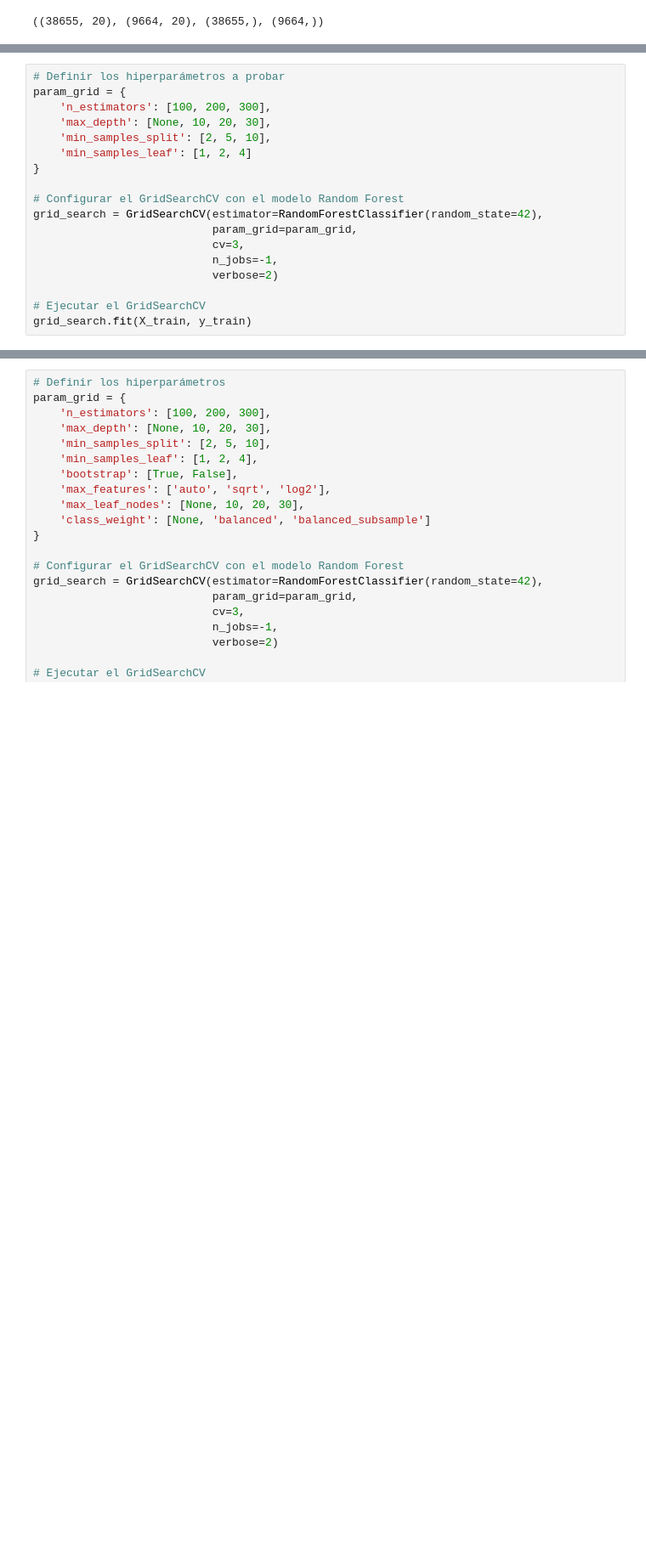
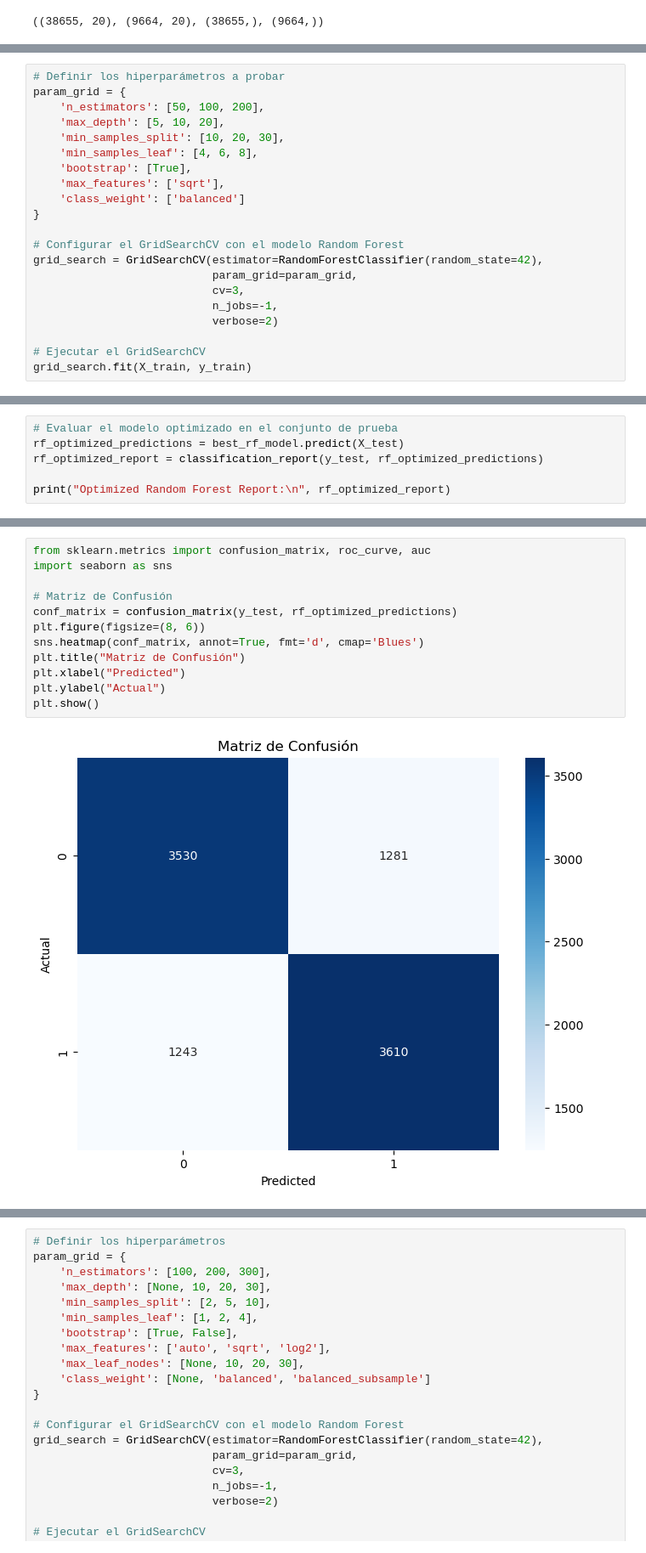
Before and after one commit to Lokhy87/Proyecto-Machine-Learning, a Jupyter notebook: Proyecto_ML.ipynb, the cells around one changed output, grey strips where cells are left out. Shown at 85% size. Drawn from its saved outputs; the diff is of its cells as text; blank space fills up the shorter version.

Commit message:
modelos

```diff
--- a/Proyecto_ML.ipynb
+++ b/Proyecto_ML.ipynb
@@ -329,10 +610,13 @@ Accuracy: 0.49
 # %%
 # Definir los hiperparámetros a probar
 param_grid = {
-    'n_estimators': [100, 200, 300],
-    'max_depth': [None, 10, 20, 30],
-    'min_samples_split': [2, 5, 10],
-    'min_samples_leaf': [1, 2, 4]
+    'n_estimators': [50, 100, 200],
+    'max_depth': [5, 10, 20],
+    'min_samples_split': [10, 20, 30],
+    'min_samples_leaf': [4, 6, 8],
+    'bootstrap': [True],
+    'max_features': ['sqrt'],
+    'class_weight': ['balanced']
 }
 
 # Configurar el GridSearchCV con el modelo Random Forest
@@ -407,0 +649,6 @@ Accuracy: 0.84
+# %%
+# Evaluar el modelo optimizado en el conjunto de prueba
+rf_optimized_predictions = best_rf_model.predict(X_test)
+rf_optimized_report = classification_report(y_test, rf_optimized_predictions)
+
+print("Optimized Random Forest Report:\n", rf_optimized_report)
@@ -407,0 +705,14 @@ Accuracy: 0.84
+# %%
+from sklearn.metrics import confusion_matrix, roc_curve, auc
+import seaborn as sns
+
+# Matriz de Confusión
+conf_matrix = confusion_matrix(y_test, rf_optimized_predictions)
+plt.figure(figsize=(8, 6))
+sns.heatmap(conf_matrix, annot=True, fmt='d', cmap='Blues')
+plt.title("Matriz de Confusión")
+plt.xlabel("Predicted")
+plt.ylabel("Actual")
+plt.show()
+# %% [output]
+[figure, added]
```
Also changed, not shown: parts of 36 cells of this notebook, 1 other file.
